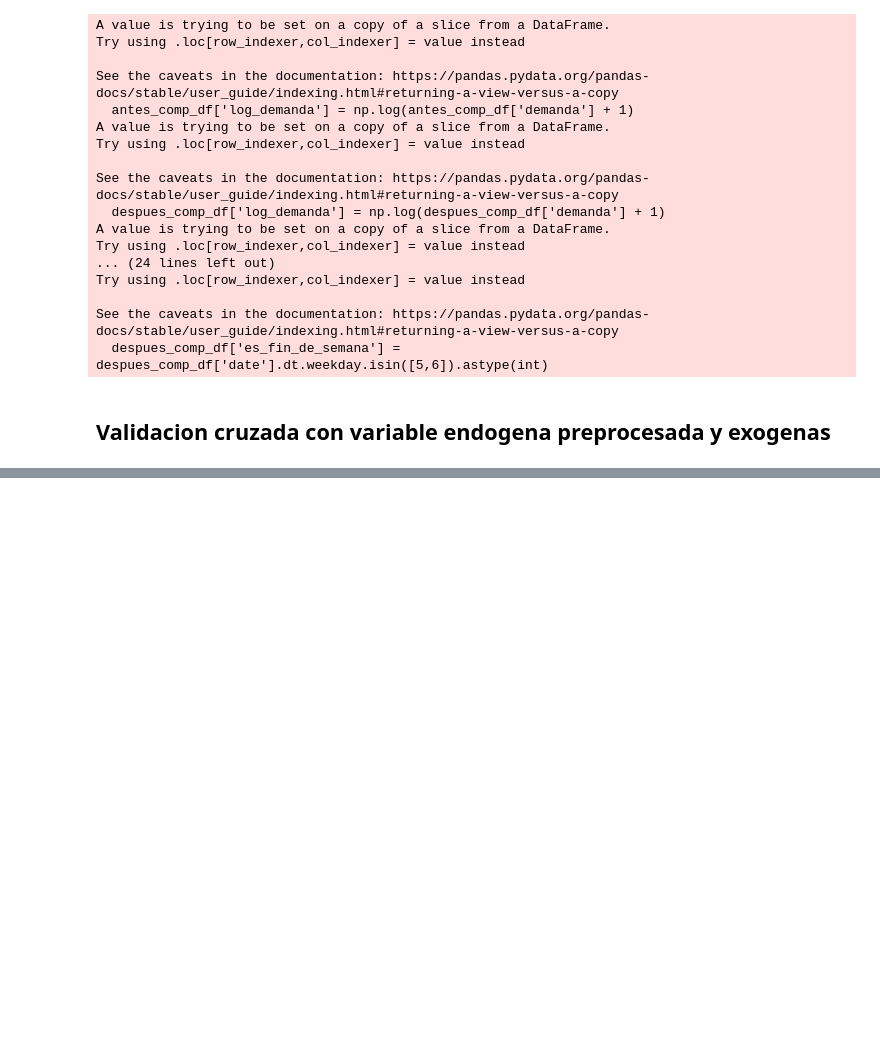
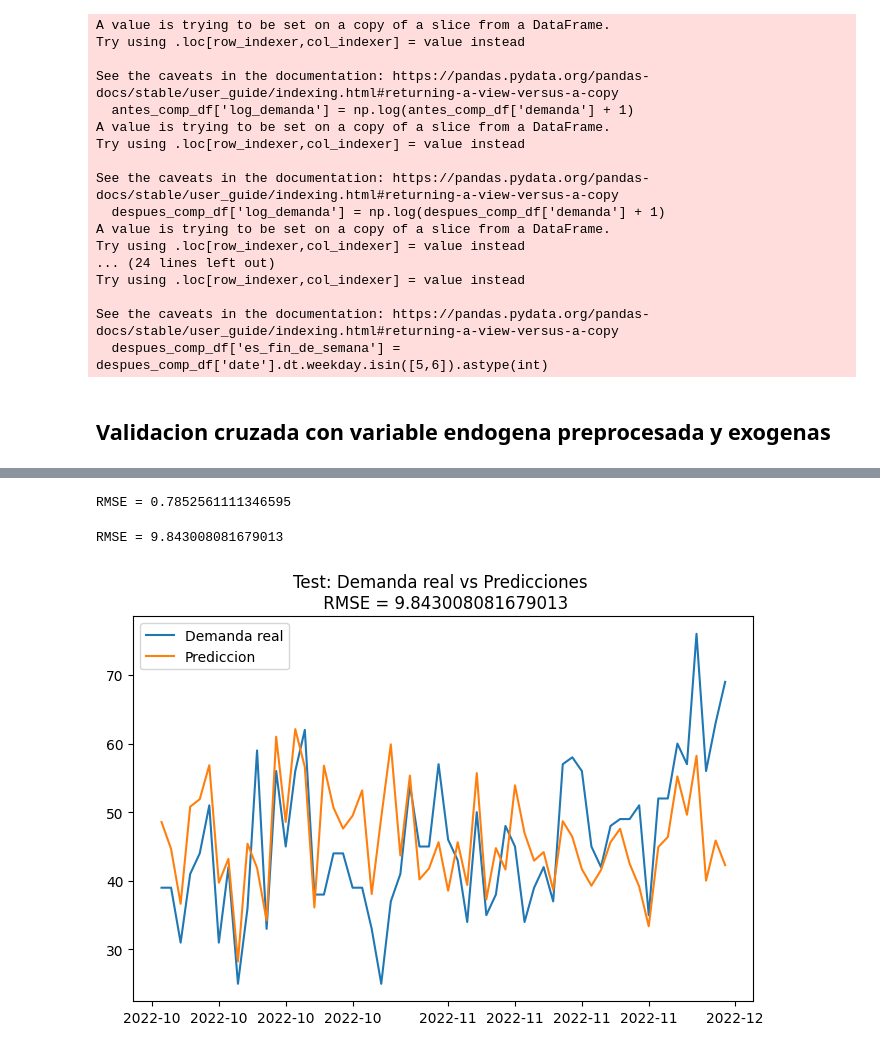
Before and after one commit to juanksRuiz/AI-DemandForecast, a Jupyter notebook: preprocessing_exog.ipynb, the cells around one changed output, grey strips where cells are left out. Cells and saved outputs as stored; diff of their text form; code cells hidden in the pictures; blank space fills up the shorter version.

Commit message:
Ya se creo el flujo de prediccion con los datos directamente, quedan varios componentes por corregir

```diff
--- a/preprocessing_exog.ipynb
+++ b/preprocessing_exog.ipynb
@@ -154,0 +274,36 @@ X_exog = preprocessed_df.loc[:, exog_cols]
+# %%
+# Validacion de entrenamiento final con datos separacion de datos para graficar predicciones y datos finales de los ultimos N dias
+N_forecast = 60
+y_train = preprocessed_df['log_demanda_z_scaled'][:-N_forecast]
+y_test = preprocessed_df['log_demanda_z_scaled'][-N_forecast:]
+
+X_exog_train = X_exog.iloc[:-N_forecast, :]
+X_exog_test = X_exog.iloc[-N_forecast:, :]
+# %%
+# Ejecucion del modelo ARIMA
+# Entrenamiento del modelo ARIMA con parametros actuales
+modelo = sm.tsa.arima.ARIMA(y_train, order=(2, 1, 20)
+                            , enforce_stationarity=True
+                            , enforce_invertibility=True
+                            , exog=X_exog_train
+                            )
+modelo_fit = modelo.fit(method_kwargs={"maxiter": 300})
+
+# Predicciones en el conjunto de prueba
+predictions = modelo_fit.forecast(steps=len(y_test), exog=X_exog_test)
+
+# Calculo de RMSE para un split
+split_rmse = np.sqrt(np.mean((predictions - y_test)**2))
+print(f"RMSE = {split_rmse}")
+# %% [output]
+RMSE = 0.7852561111346595
+# %%
+# Transformaciones inversas para obtener datos finales y volver a calcular los predecidos.
+dic_test = {'date': preprocessed_df['date'][-N_forecast:]
+            ,'y_test_log_demanda_scaled': y_test
+            ,'predicciones': predictions
+            ,'demanda': preprocessed_df['demanda'][-N_forecast:]
+            }
+
+test_df = pd.DataFrame(dic_test)
+test_df.reset_index(inplace=True, drop=True)
@@ -154,0 +318,18 @@ X_exog = preprocessed_df.loc[:, exog_cols]
+# %%
+# Calculo de RMSE final
+rmse_final = np.sqrt(np.mean((test_df['original_predictions'] - test_df['demanda'])**2))
+print(f"RMSE = {rmse_final}")
+# %% [output]
+RMSE = 9.843008081679013
+# %%
+fig = plt.figure(figsize=(8,5))
+plt.plot(test_df['date'], test_df['demanda'])
+plt.plot(test_df['date'], test_df['original_predictions'])
+
+plt.gca().xaxis.set_major_formatter(plt.matplotlib.dates.DateFormatter('%Y-%m'))
+
+plt.title(f"Test: Demanda real vs Predicciones \n RMSE = {rmse_final}")
+plt.legend(['Demanda real', 'Prediccion'])
+plt.show()
+# %% [output]
+[figure, added]
```
Also changed, not shown: parts of 11 cells of this notebook.
